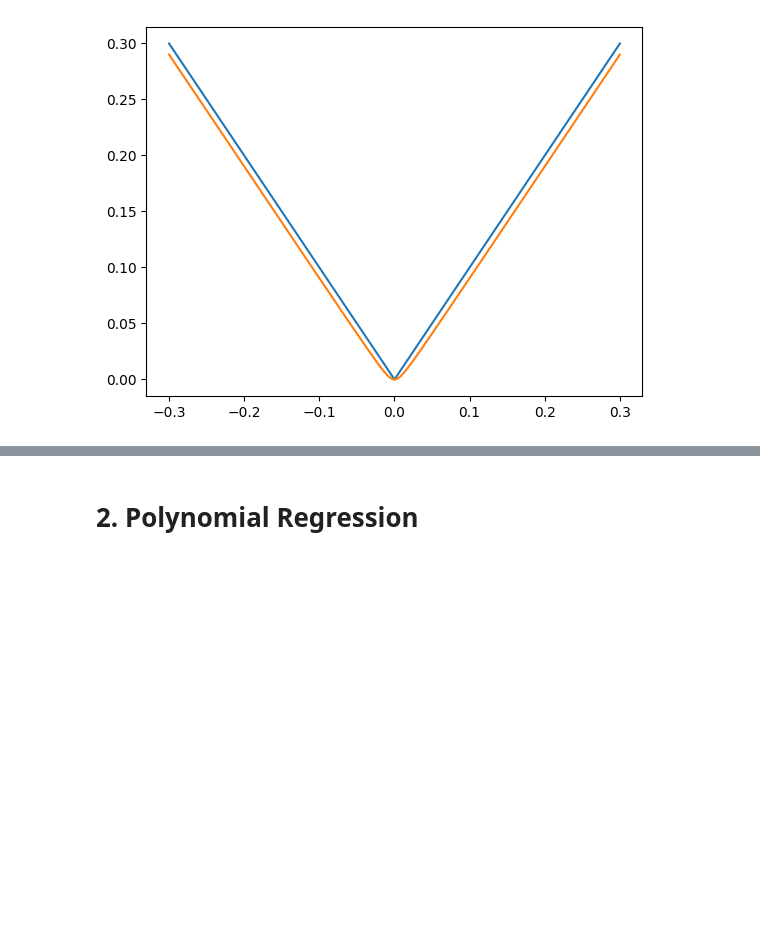
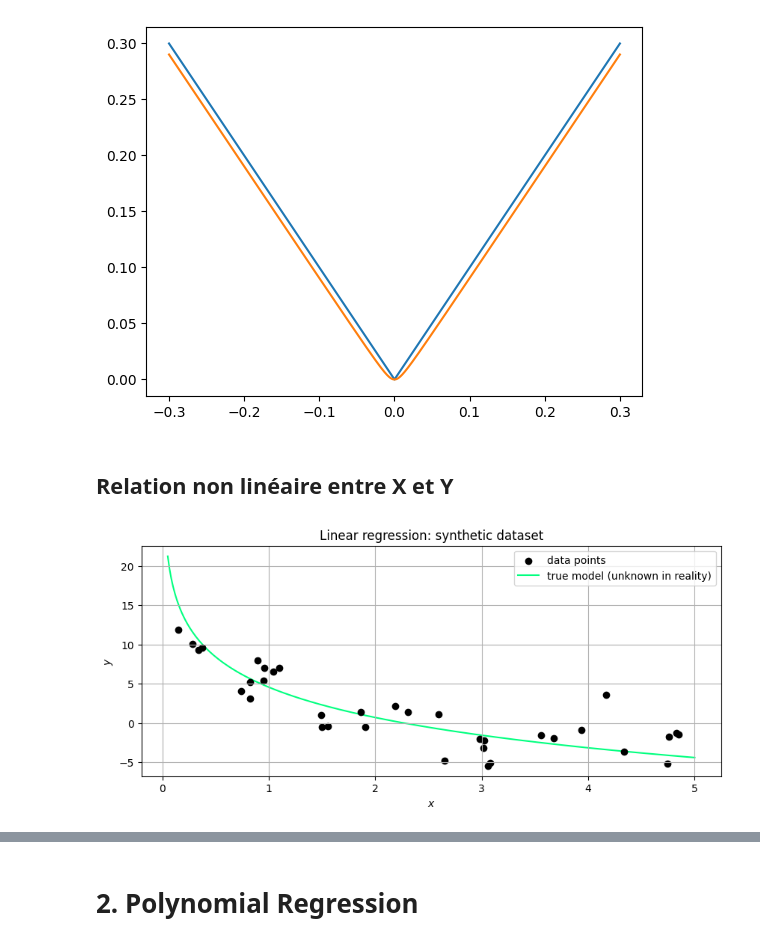
Before and after one commit to antoineperrot/cesi-maths, a Jupyter notebook: ets/regression_lineaire/notebook_linear_regression.ipynb, the cells around one changed output, grey strips where cells are left out. Cells and saved outputs as stored; diff of their text form; code cells hidden in the pictures; blank space fills up the shorter version.

```diff
--- a/ets/regression_lineaire/notebook_linear_regression.ipynb
+++ b/ets/regression_lineaire/notebook_linear_regression.ipynb
@@ -130,3 +130,34 @@ plt.plot(xx, pseudo_sqrt(xx))
 # %% [output]
 [<matplotlib.lines.Line2D at 0x...>]
 [figure]
+# %% [markdown]
+## Relation non linéaire entre X et Y
+# %%
+xmin = .05
+xmax = 5
+n = 35
+np.random.seed(42)
+x = np.random.uniform(xmin,xmax,n)
+
+a_true = -5.564496
+b_true = +4.569355
+
+def true_model(x):
+    return a_true*np.log(x) + b_true
+
+y = true_model(x) + np.random.normal(0,2.5,n)
+
+
+N = 300
+xx = np.linspace(xmin,xmax, N)
+
+plt.figure(figsize=(10,4))
+plt.scatter(x,y,label='data points',c='k');
+plt.title("Linear regression: synthetic dataset")
+plt.plot(xx,true_model(xx),c='springgreen',label='true model (unknown in reality)',zorder=-1)
+plt.grid();
+plt.xlabel('$x$')
+plt.ylabel('$y$')
+plt.legend();
+# %% [output]
+[figure, added]
```
Also changed, not shown: parts of 10 cells of this notebook.
